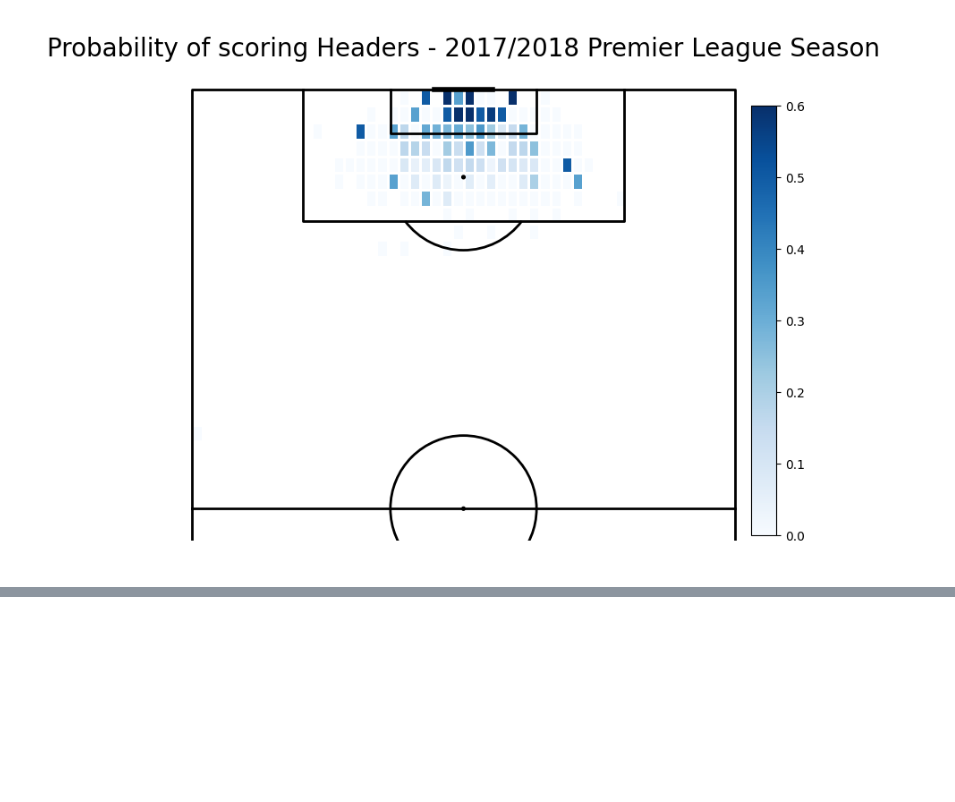
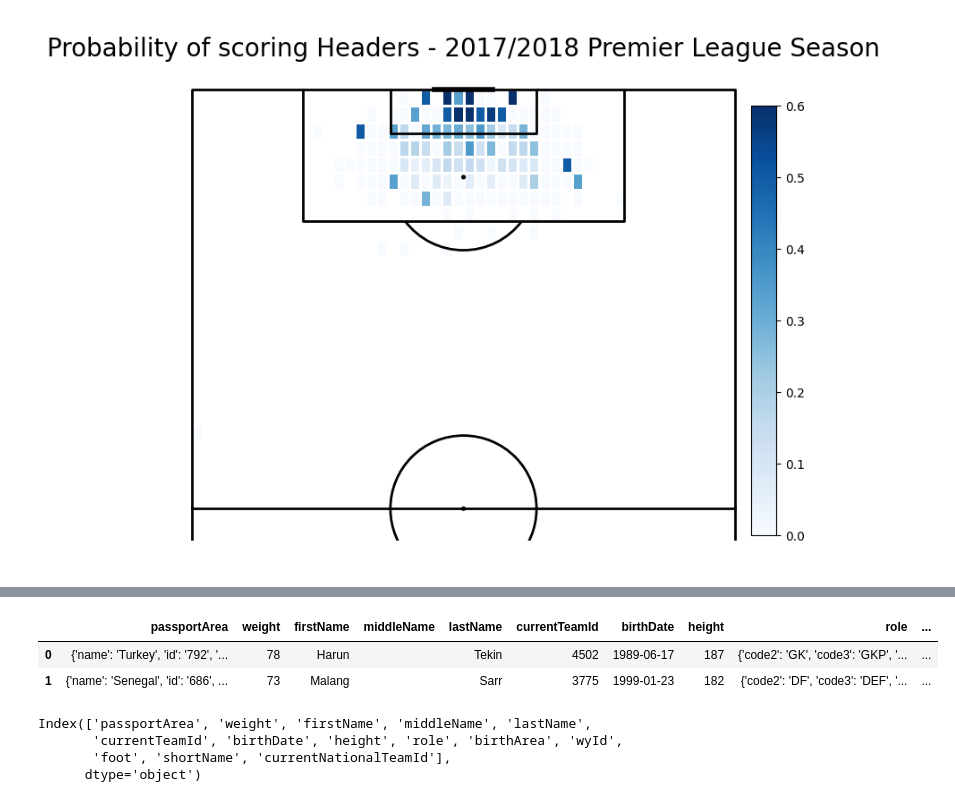
Before and after one commit to khoffLSU/footy_analytics, a Jupyter notebook: Expected goals.ipynb, the cells around one changed output, grey strips where cells are left out. Saved outputs shown, nothing was run; the diff lists cells and outputs as text; code cells hidden in the pictures; blank space fills up the shorter version.

```diff
--- a/Expected goals.ipynb
+++ b/Expected goals.ipynb
@@ -724,0 +833,20 @@ plt.show()
+# %%
+#load data - store it in train dataframe
+players = pd.DataFrame()
+with open('./data/players.json') as f:
+    data = json.load(f)
+    players = pd.DataFrame(data)
+
+# train['positions'][0][0]['x']
+players.head(2)
+# %% [output]
+|  | passportArea | weight | firstName | middleName | lastName | currentTeamId | birthDate | height | role | ... |
+| 0 | {'name': 'Turkey', 'id': '792', '... | 78 | Harun |  | Tekin | 4502 | 1989-06-17 | 187 | {'code2': 'GK', 'code3': 'GKP', '... | ... |
+| 1 | {'name': 'Senegal', 'id': '686', ... | 73 | Malang |  | Sarr | 3775 | 1999-01-23 | 182 | {'code2': 'DF', 'code3': 'DEF', '... | ... |
+# %%
+players.columns
+# %% [output]
+Index(['passportArea', 'weight', 'firstName', 'middleName', 'lastName',
+       'currentTeamId', 'birthDate', 'height', 'role', 'birthArea', 'wyId',
+       'foot', 'shortName', 'currentNationalTeamId'],
+      dtype='object')
```
Also changed, not shown: parts of 13 cells of this notebook.
